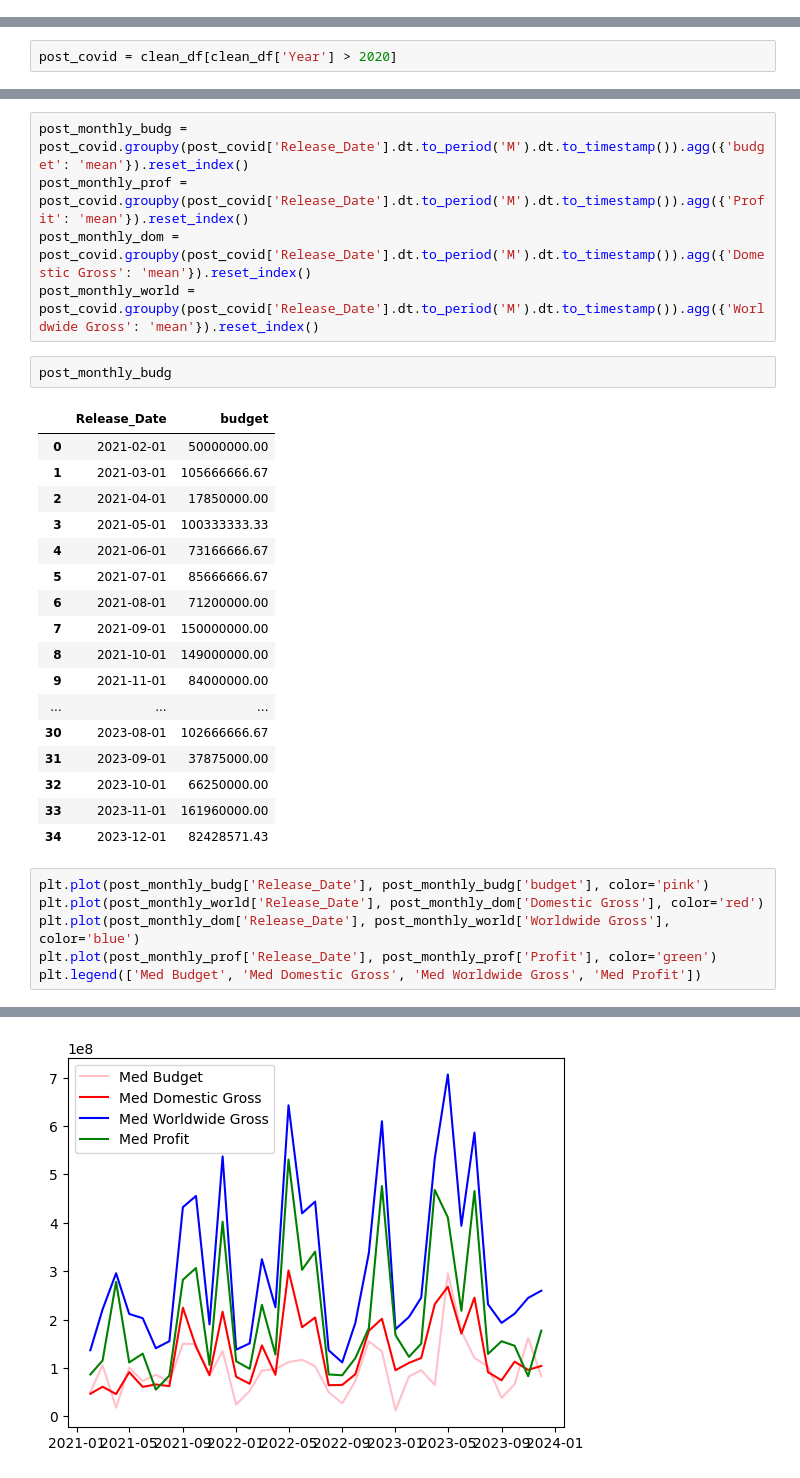
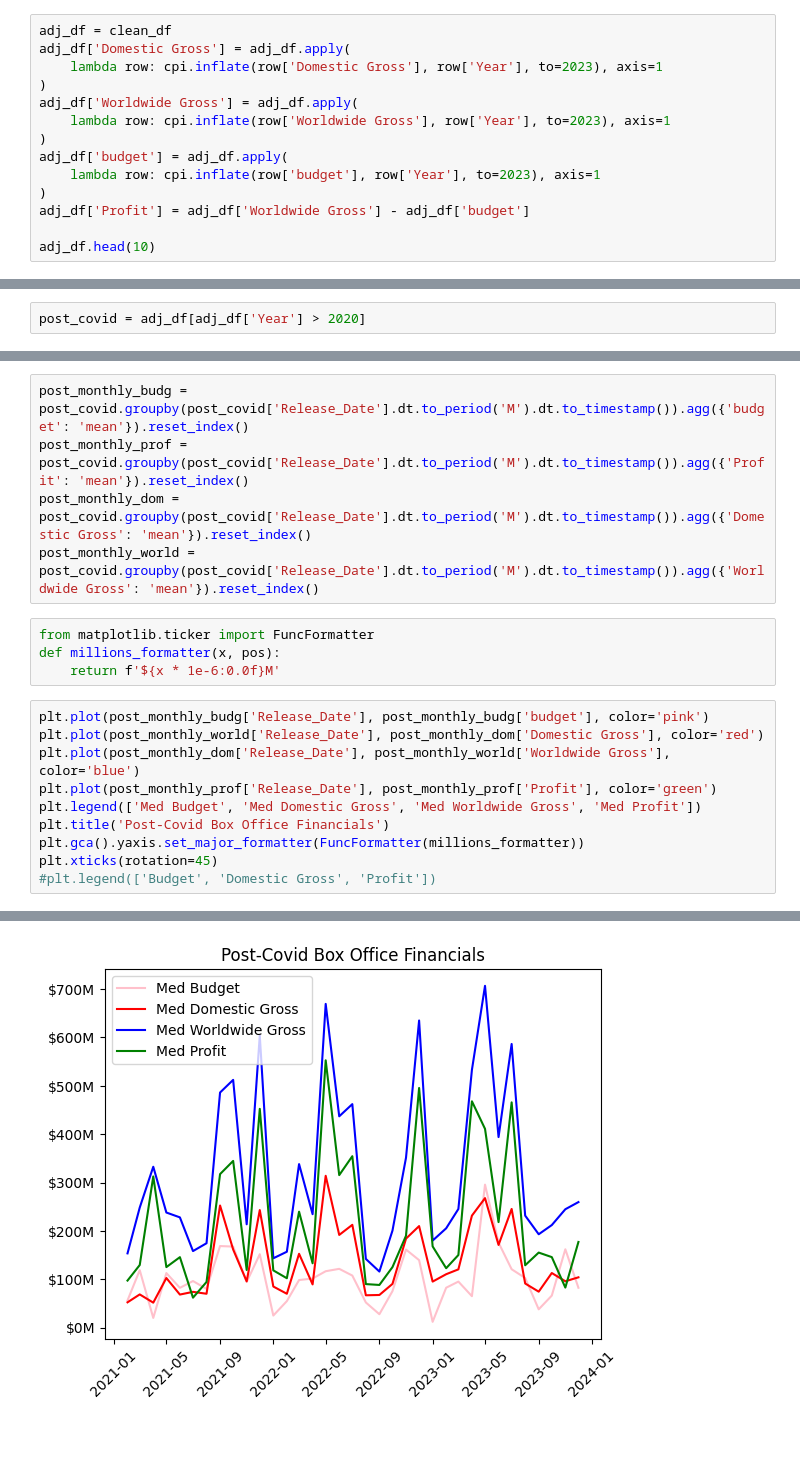
Before and after one commit to hoda-ayad/movie-universe, a Jupyter notebook: movie_budget_extract.ipynb, the cells around one changed output, grey strips where cells are left out. Saved outputs shown, nothing was run; the diff lists cells and outputs as text; blank space fills up the shorter version.

```diff
--- a/movie_budget_extract.ipynb
+++ b/movie_budget_extract.ipynb
@@ -331,3 +334,17 @@ clean_df['Open Th'] = [float(num.replace(',','')) for num in clean_df['Open Th']
 clean_df.replace(-.01, np.nan, inplace=True)
 clean_df.replace(-1, np.nan, inplace=True)
 clean_df.replace('-1', '-', inplace=True)
+# %%
+adj_df = clean_df
+adj_df['Domestic Gross'] = adj_df.apply(
+    lambda row: cpi.inflate(row['Domestic Gross'], row['Year'], to=2023), axis=1
+)
+adj_df['Worldwide Gross'] = adj_df.apply(
+    lambda row: cpi.inflate(row['Worldwide Gross'], row['Year'], to=2023), axis=1
+)
+adj_df['budget'] = adj_df.apply(
+    lambda row: cpi.inflate(row['budget'], row['Year'], to=2023), axis=1
+)
+adj_df['Profit'] = adj_df['Worldwide Gross'] - adj_df['budget']
+
+adj_df.head(10)
@@ -390,5 +435,5 @@ plt.legend(['Med Budget', 'Med Domestic Gross', 'Med Worldwide Gross', 'Med Prof
 # %%
-post_covid = clean_df[clean_df['Year'] > 2020]
+post_covid = adj_df[adj_df['Year'] > 2020]
 # %%
 plt.plot(post_covid.Year, post_covid.groupby('Year')['budget'].transform('median'), color='pink')
 plt.plot(post_covid.Year, post_covid.groupby('Year')['Domestic Gross'].transform('median'), color='red')
@@ -419,30 +460,18 @@ post_monthly_budg = post_covid.groupby(post_covid['Release_Date'].dt.to_period('
 post_monthly_prof = post_covid.groupby(post_covid['Release_Date'].dt.to_period('M').dt.to_timestamp()).agg({'Profit': 'mean'}).reset_index()
 post_monthly_dom =  post_covid.groupby(post_covid['Release_Date'].dt.to_period('M').dt.to_timestamp()).agg({'Domestic Gross': 'mean'}).reset_index()
 post_monthly_world = post_covid.groupby(post_covid['Release_Date'].dt.to_period('M').dt.to_timestamp()).agg({'Worldwide Gross': 'mean'}).reset_index()
-# %%
-post_monthly_budg
-# %% [output]
-|  | Release_Date | budget |
-| 0 | 2021-02-01 | 50000000.00 |
-| 1 | 2021-03-01 | 105666666.67 |
-| 2 | 2021-04-01 | 17850000.00 |
-| 3 | 2021-05-01 | 100333333.33 |
-| 4 | 2021-06-01 | 73166666.67 |
-| 5 | 2021-07-01 | 85666666.67 |
-| 6 | 2021-08-01 | 71200000.00 |
-| 7 | 2021-09-01 | 150000000.00 |
-| 8 | 2021-10-01 | 149000000.00 |
-| 9 | 2021-11-01 | 84000000.00 |
-| ... | ... | ... |
-| 30 | 2023-08-01 | 102666666.67 |
-| 31 | 2023-09-01 | 37875000.00 |
-| 32 | 2023-10-01 | 66250000.00 |
-| 33 | 2023-11-01 | 161960000.00 |
-| 34 | 2023-12-01 | 82428571.43 |
+# %%
+from matplotlib.ticker import FuncFormatter
+def millions_formatter(x, pos):
+    return f'${x * 1e-6:0.0f}M'
 # %%
 plt.plot(post_monthly_budg['Release_Date'], post_monthly_budg['budget'], color='pink')
 plt.plot(post_monthly_world['Release_Date'], post_monthly_dom['Domestic Gross'], color='red')
 plt.plot(post_monthly_dom['Release_Date'], post_monthly_world['Worldwide Gross'], color='blue')
 plt.plot(post_monthly_prof['Release_Date'], post_monthly_prof['Profit'], color='green')
 plt.legend(['Med Budget', 'Med Domestic Gross', 'Med Worldwide Gross', 'Med Profit'])
+plt.title('Post-Covid Box Office Financials')
+plt.gca().yaxis.set_major_formatter(FuncFormatter(millions_formatter))
+plt.xticks(rotation=45)
+#plt.legend(['Budget', 'Domestic Gross', 'Profit'])
 # %% [output]
@@ -450 +490 @@ plt.legend(['Med Budget', 'Med Domestic Gross', 'Med Worldwide Gross', 'Med Prof
-[figure, old version]
+[figure, new version]
```
Also changed, not shown: parts of 15 cells of this notebook.
